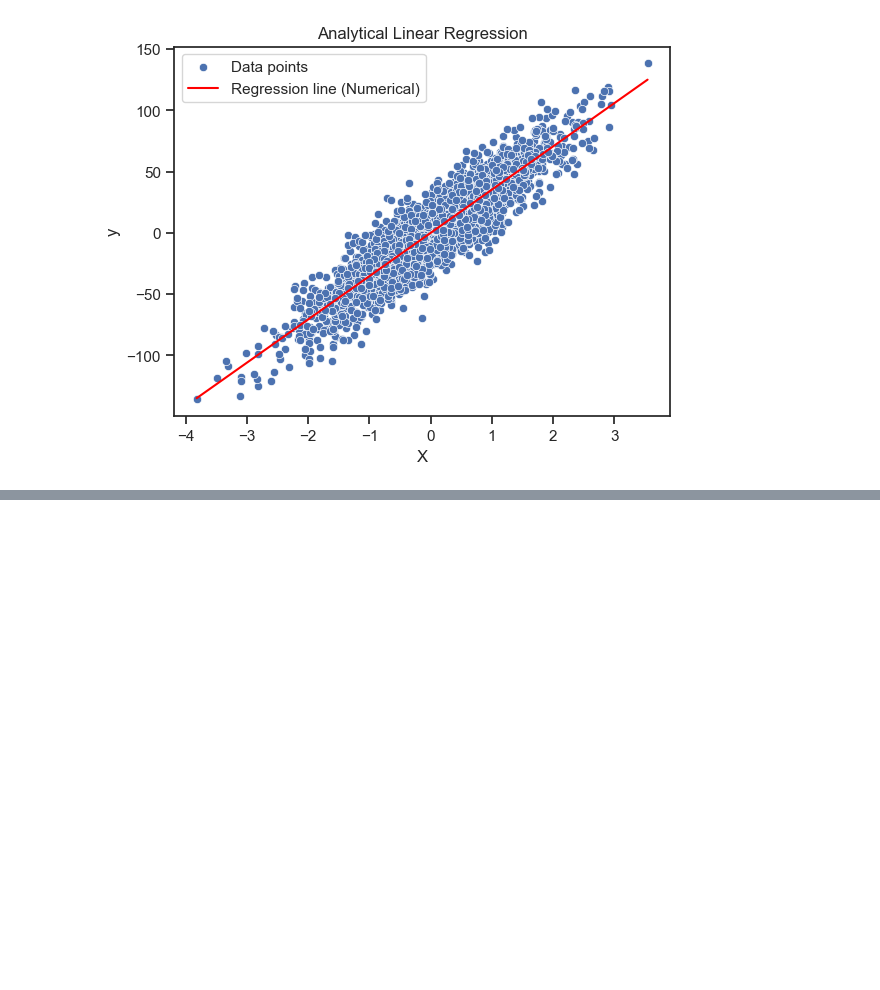
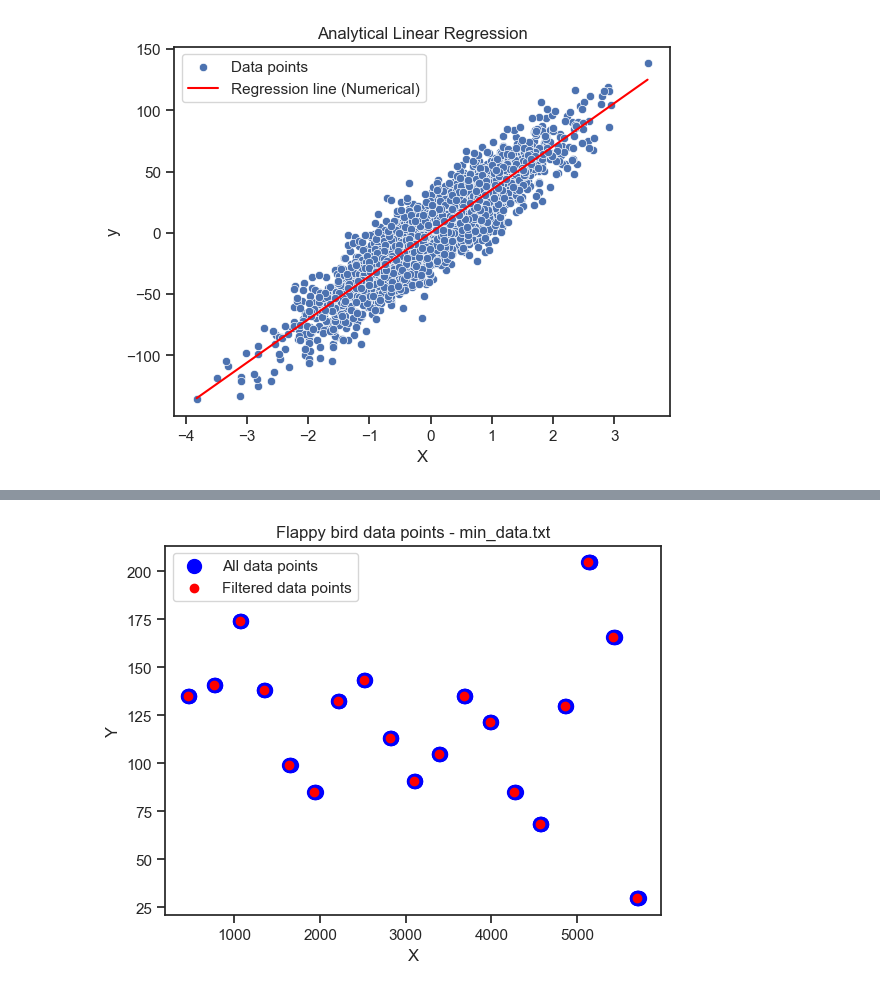
Before and after one commit to adamzsl/machine-learning, a Jupyter notebook: linear_regression/linear_regression.ipynb, the cells around one changed output, grey strips where cells are left out. Saved outputs shown, nothing was run; the diff lists cells and outputs as text; code cells hidden in the pictures; blank space fills up the shorter version.

Commit message:
flappybird poly regression

```diff
--- a/linear_regression/linear_regression.ipynb
+++ b/linear_regression/linear_regression.ipynb
@@ -137,0 +137,31 @@ Analitycal method is : 6.04x faster than numerical method
+# %%
+filename = 'min_data.txt'
+filepath = os.path.join("data", filename)
+
+data = np.loadtxt(filepath, delimiter=',')
+if filename == "min_data.txt":
+    X_all = data[:, 0].reshape(-1, 1)
+    y_all = data[:, 1]
+    X_filtered = [X_all[0][0]]
+    y_filtered = [y_all[0]]
+
+    for i in range(1, len(y_all)):
+        if y_all[i] != y_filtered[-1]:
+            X_filtered.append(X_all[i][0])
+            y_filtered.append(y_all[i])
+
+    X = np.array(X_filtered).reshape(-1, 1)
+    y = np.array(y_filtered)
+else:
+    X = data[:, 0].reshape(-1, 1)
+    y = data[:, 1]
+# %%
+plt.scatter(X_all, y_all, color='blue',s=100, label='All data points')
+plt.scatter(X, y, color='red', label='Filtered data points')
+plt.title('Flappy bird data points - min_data.txt')
+plt.xlabel('X')
+plt.ylabel('Y')
+plt.legend()
+plt.show()
+# %% [output]
+[figure, added]
```
Also changed, not shown: parts of 8 cells of this notebook, 6 other files.
